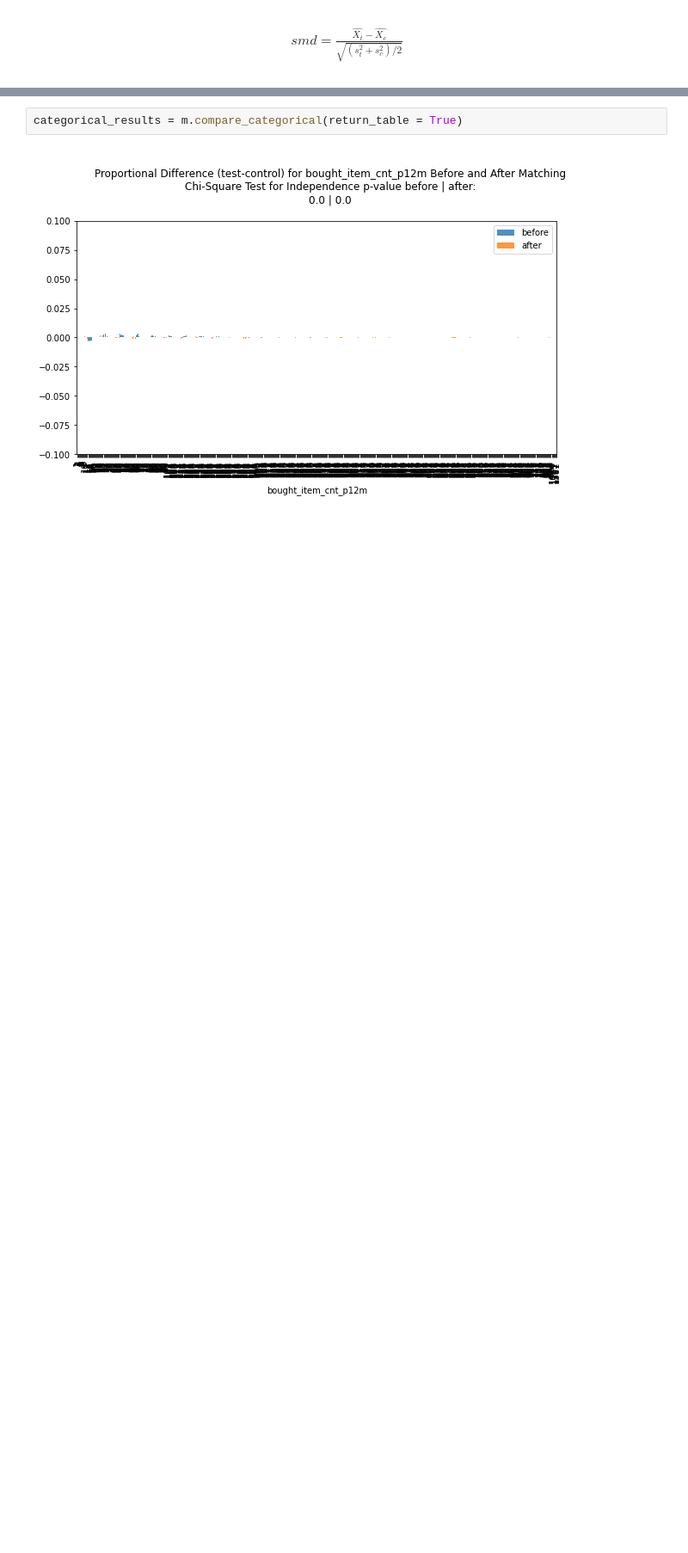
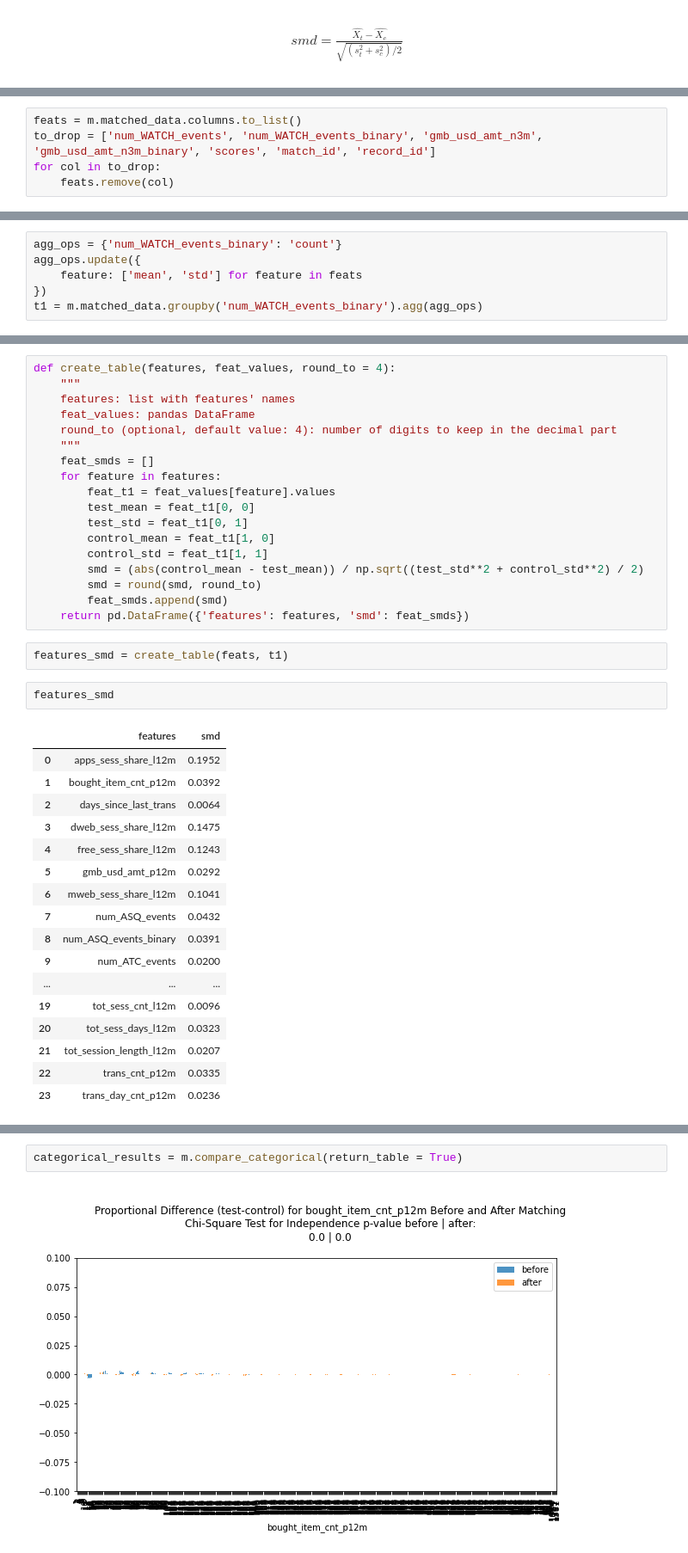
Before and after one commit to nastyh/Matching-in-Python, a Jupyter notebook: Matching in Python.ipynb, the cells around one changed output, grey strips where cells are left out. Shown at 86% size. Saved outputs shown, nothing was run; the diff lists cells and outputs as text; blank space fills up the shorter version.

```diff
--- a/Matching in Python.ipynb
+++ b/Matching in Python.ipynb
@@ -272,0 +279,5 @@ The denominator uses standard deviations of features in the test and control gro
+# %%
+feats = m.matched_data.columns.to_list()
+to_drop = ['num_WATCH_events', 'num_WATCH_events_binary', 'gmb_usd_amt_n3m', 'gmb_usd_amt_n3m_binary', 'scores', 'match_id', 'record_id']
+for col in to_drop:
+    feats.remove(col)
@@ -272,0 +286,6 @@ The denominator uses standard deviations of features in the test and control gro
+# %%
+agg_ops = {'num_WATCH_events_binary': 'count'}
+agg_ops.update({
+    feature: ['mean', 'std'] for feature in feats
+})
+t1 = m.matched_data.groupby('num_WATCH_events_binary').agg(agg_ops)
@@ -272,0 +306,40 @@ The denominator uses standard deviations of features in the test and control gro
+# %%
+def create_table(features, feat_values, round_to = 4):
+    """
+    features: list with features' names
+    feat_values: pandas DataFrame
+    round_to (optional, default value: 4): number of digits to keep in the decimal part
+    """
+    feat_smds = []
+    for feature in features:
+        feat_t1 = feat_values[feature].values
+        test_mean = feat_t1[0, 0]
+        test_std = feat_t1[0, 1]
+        control_mean = feat_t1[1, 0]
+        control_std = feat_t1[1, 1]
+        smd = (abs(control_mean - test_mean)) / np.sqrt((test_std**2 + control_std**2) / 2)
+        smd = round(smd, round_to)
+        feat_smds.append(smd)
+    return pd.DataFrame({'features': features, 'smd': feat_smds})
+# %%
+features_smd = create_table(feats, t1)
+# %%
+features_smd
+# %% [output]
+|  | features | smd |
+| 0 | apps_sess_share_l12m | 0.1952 |
+| 1 | bought_item_cnt_p12m | 0.0392 |
+| 2 | days_since_last_trans | 0.0064 |
+| 3 | dweb_sess_share_l12m | 0.1475 |
+| 4 | free_sess_share_l12m | 0.1243 |
+| 5 | gmb_usd_amt_p12m | 0.0292 |
+| 6 | mweb_sess_share_l12m | 0.1041 |
+| 7 | num_ASQ_events | 0.0432 |
+| 8 | num_ASQ_events_binary | 0.0391 |
+| 9 | num_ATC_events | 0.0200 |
+| ... | ... | ... |
+| 19 | tot_sess_cnt_l12m | 0.0096 |
+| 20 | tot_sess_days_l12m | 0.0323 |
+| 21 | tot_session_length_l12m | 0.0207 |
+| 22 | trans_cnt_p12m | 0.0335 |
+| 23 | trans_day_cnt_p12m | 0.0236 |
```
Also changed, not shown: parts of 10 cells of this notebook.
